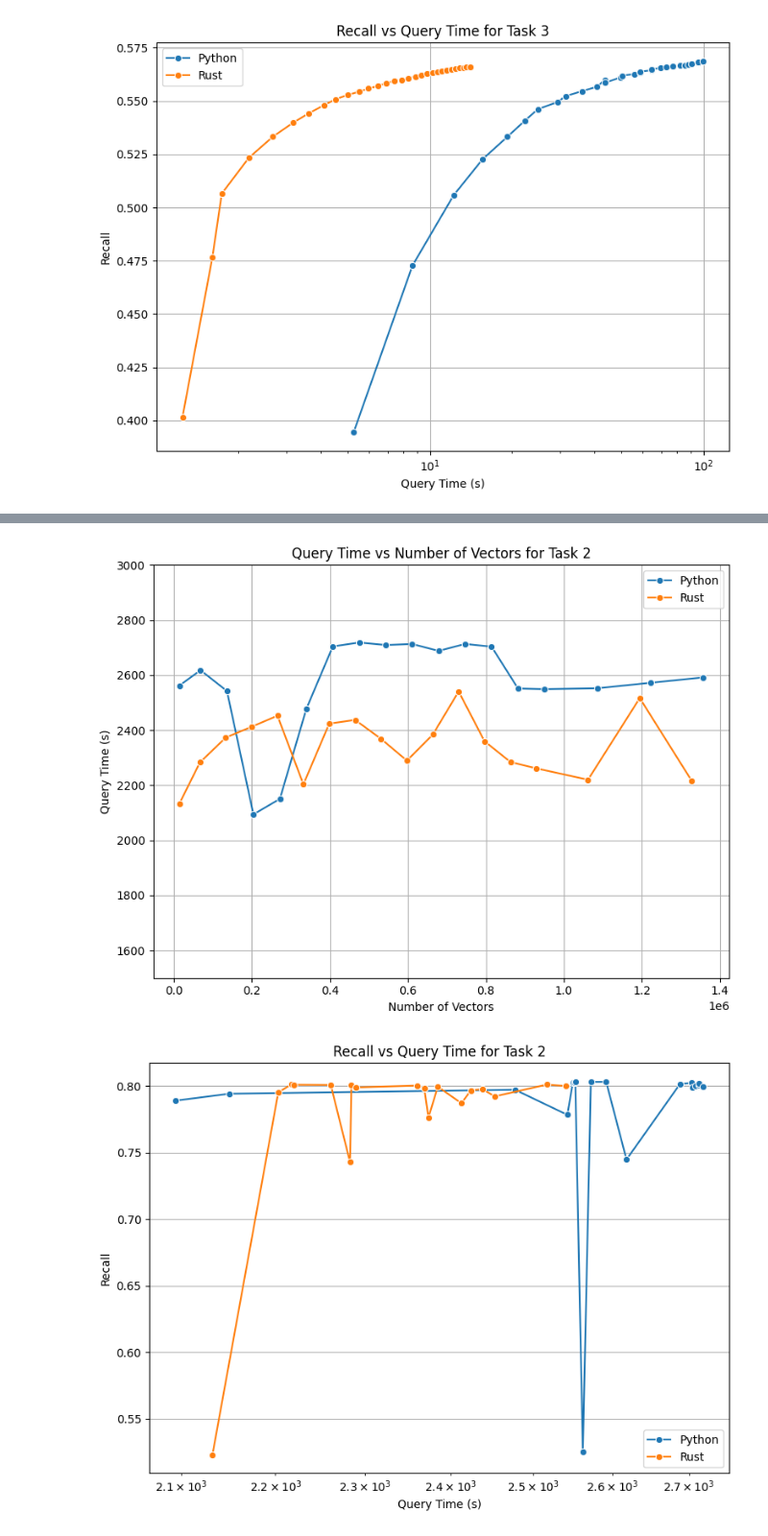
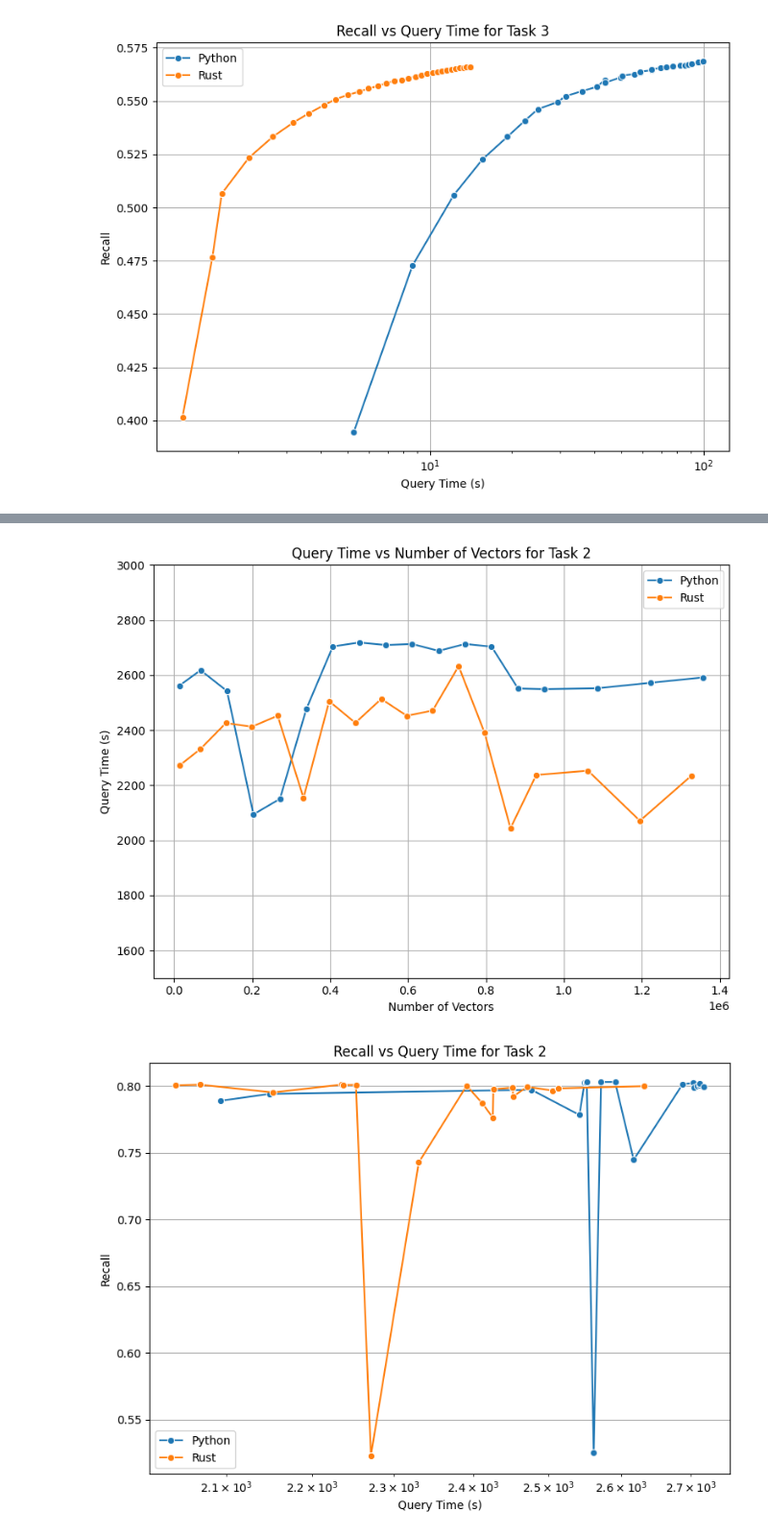
Before and after one commit to Coda-Research-Group/LearnedMetricIndex, a Jupyter notebook: final/benchmark/analysis.ipynb, the cells around one changed output, grey strips where cells are left out. Shown: that part at 96% size. Saved outputs shown, nothing was run; the diff lists cells and outputs as text; code cells hidden in the pictures.

```diff
--- a/final/benchmark/analysis.ipynb
+++ b/final/benchmark/analysis.ipynb
@@ -4,8 +4,8 @@ import matplotlib.pyplot as plt
 import seaborn as sns
 import numpy as np
 # %%
-pcsv = pd.read_csv('python_new.csv')
-rcsv = pd.read_csv('rust2.csv')
+pcsv = pd.read_csv('python_final.csv')
+rcsv = pd.read_csv('rust_final.csv')
 
 
 pcsv['nprobe'] = pcsv['params'].str.extract(r'nprobe=(\d+)').astype(int)
@@ -324,5 +226,8 @@ rcsv_task2.to_csv('rs_task2.csv')
 # %%
-pcsv_task2['memuse'] = '35GB'
+pcsv_task2 = pcsv[(pcsv['task'] == '2') & (pcsv['size'] == '100M')]
+pcsv_task2.loc[:, 'memuse'] = '35GB'
+
+rcsv_task2 = rcsv[(rcsv['task'] == '2') & (rcsv['size'] == '100M')]
 rcsv_task2['memuse'] = '35GB'
 
 numeric_metrics = ['kmeanstime', 'encdatabasetime', 'encqueriestime','trainmodeltime', 'buildtime', 'querytime', 'recall']
@@ -414,3 +329,3 @@ memuse                             35GB                    35GB
 [figure]
-[figure, old version]
+[figure, new version]
-[figure, old version]
+[figure, new version]
```
Also changed, not shown: parts of 8 cells of this notebook, 1 other file.
